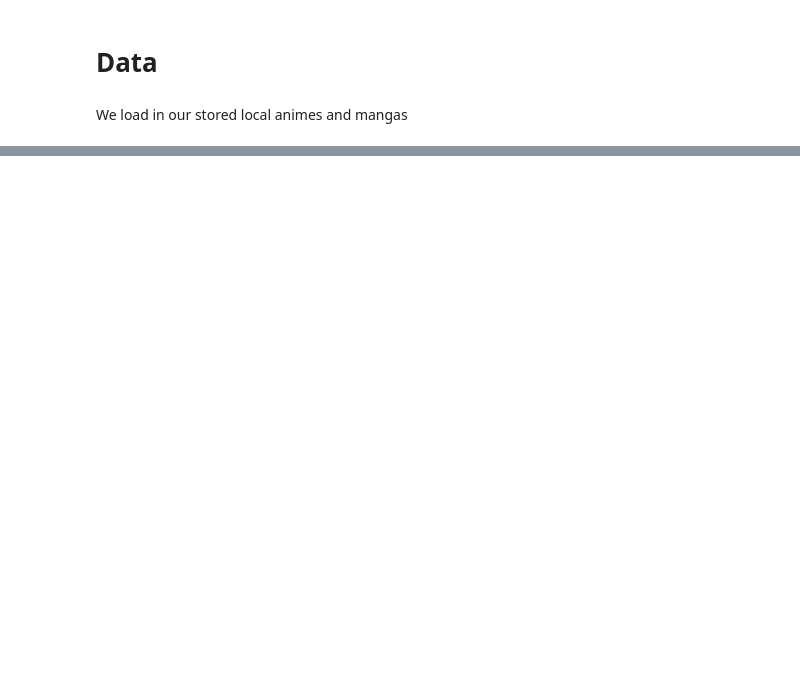
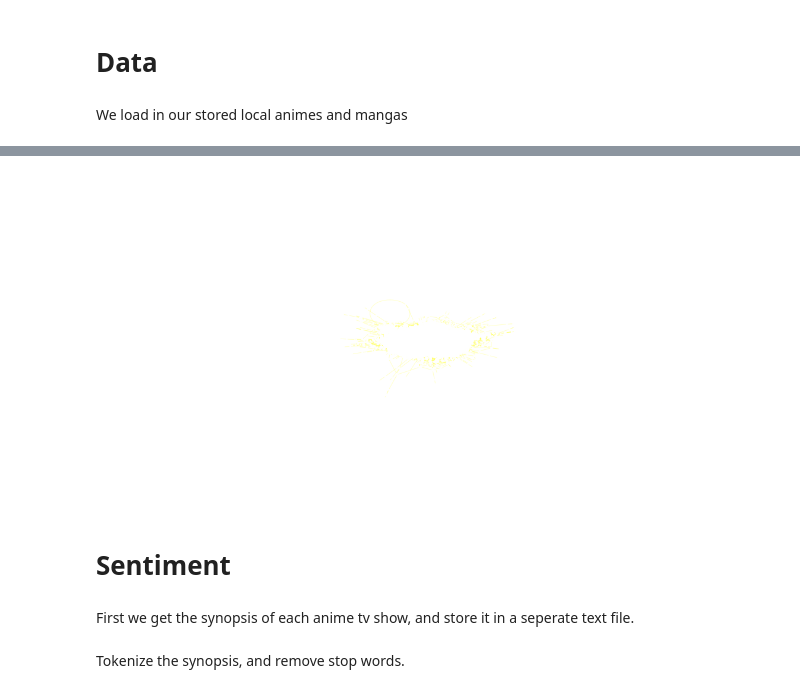
Before and after one commit to MarcBrejner/ProjectMAL, a Jupyter notebook: project.ipynb, the cells around one changed output, grey strips where cells are left out. Cells and saved outputs as stored; diff of their text form; code cells hidden in the pictures; blank space fills up the shorter version.

Commit message:
Sentiment + FA

```diff
--- a/project.ipynb
+++ b/project.ipynb
@@ -36,0 +37,54 @@ print(len(all_anime_tv))
+# %%
+anime_graph = nx.read_weighted_edgelist("data/edgeanimelist.txt")
+# %%
+import fa2
+d = dict(anime_graph.degree)
+def fa_plot(graph,d,node_scale):
+    color_map = []
+
+    # for n in graph.nodes:
+    #     if 'attr' in graph.nodes[n]:
+    #         t = graph.nodes[n]['attr']['team']
+    #         if t == 'dc':
+    #             color_map.append("#ff0000")
+    #         elif t =='marvel':
+    #             color_map.append("#A0CBE2")
+    #     else:
+    #         color_map.append("#000000")
+
+    forceatlas2 = fa2.ForceAtlas2(
+                            # Behavior alternatives
+                            outboundAttractionDistribution=False,
+                            linLogMode=False,
+                            adjustSizes=False,
+                            edgeWeightInfluence=0.5,
+
+                            # Performance
+                            jitterTolerance=1.0,  # Tolerance
+                            barnesHutOptimize=True,
+                            barnesHutTheta=1.2,
+                            multiThreaded=False,  # NOT IMPLEMENTED
+
+                            # Tuning
+                            scalingRatio=2.0,
+                            strongGravityMode=False,
+                            gravity=1.0,
+
+                            # Log
+                            verbose=False)
+
+    positions = forceatlas2.forceatlas2_networkx_layout(graph, pos=None, iterations=500)
+    nx.draw_networkx_edges(graph, positions, edge_color="yellow", alpha=0.2)
+    nx.draw_networkx_nodes(graph, positions, node_size=[v * node_scale for v in d.values()], alpha=1, node_color='w')
+    #Give the nodes their correct color
+    nx.draw_networkx_nodes(graph, positions, node_color=color_map, node_size=[v * node_scale for v in d.values()], alpha=0.7)
+    plt.axis('off')
+    plt.show()
+
+fa_plot(anime_graph,d,2)
+# %% [output]
+[figure, added]
+# %% [markdown]
+# Sentiment
+# %% [markdown]
+First we get the synopsis of each anime tv show, and store it in a seperate text file.
@@ -36,0 +97,2 @@ print(len(all_anime_tv))
+# %% [markdown]
+Tokenize the synopsis, and remove stop words.
```
Also changed, not shown: parts of 14 cells of this notebook, 1 other file.
